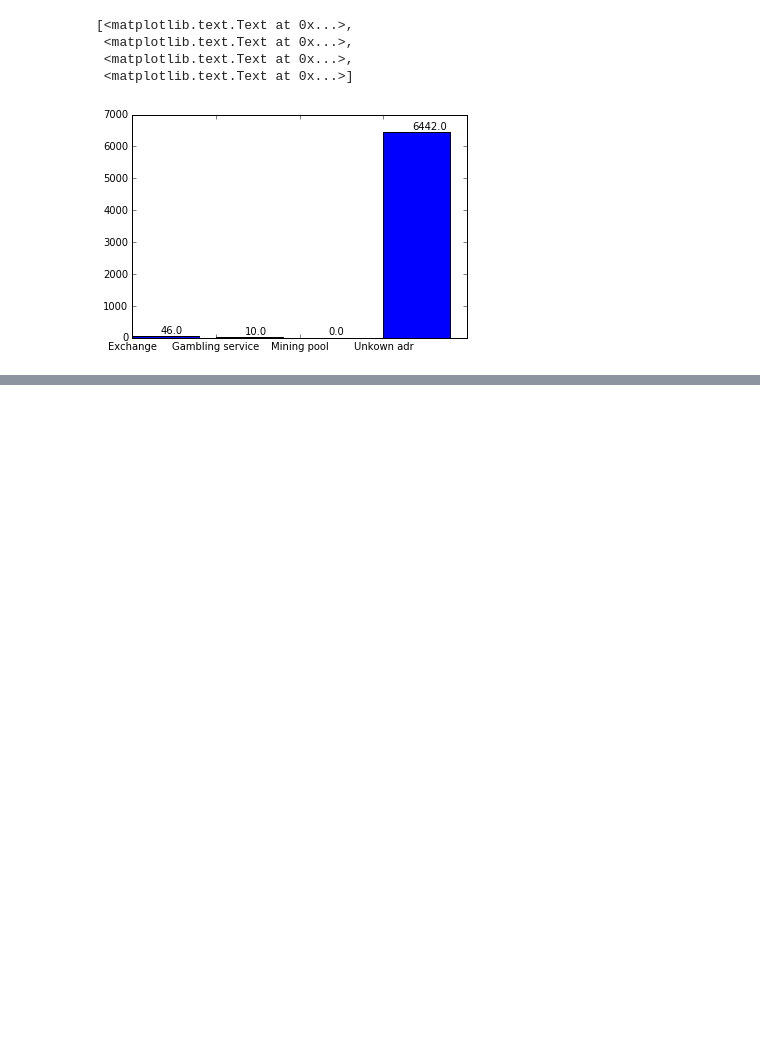
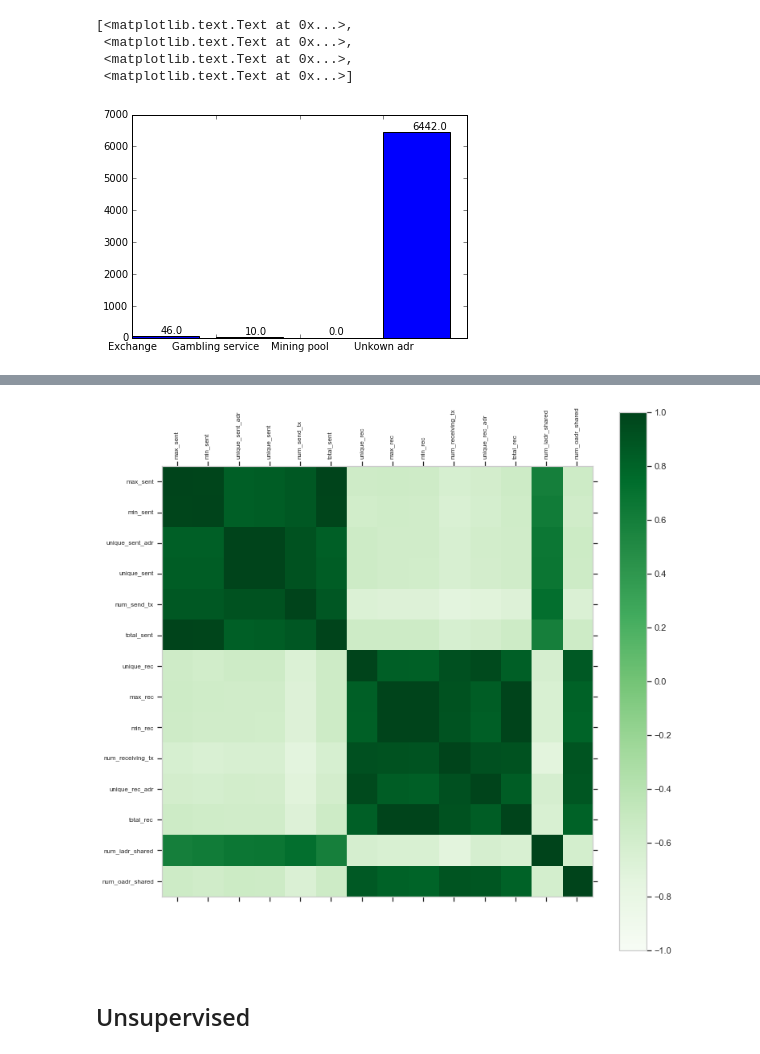
Before and after one commit to ZacharyChenpk/masters_thesis, a Jupyter notebook: notebooks/addr/addr_ml.ipynb, the cells around one changed output, grey strips where cells are left out. Drawn from its saved outputs; the diff is of its cells as text; code cells hidden in the pictures; blank space fills up the shorter version.

```diff
--- a/notebooks/addr/addr_ml.ipynb
+++ b/notebooks/addr/addr_ml.ipynb
@@ -237,3 +216,7 @@ ax.set_xticklabels(['Exchange', 'Gambling service', 'Mining pool', 'Unkown adr']
  <matplotlib.text.Text at 0x...>,
  <matplotlib.text.Text at 0x...>]
 [figure]
+# %%
+data_correlation = adr_df.corr(method='spearman')
+print("correlation: ")
+data_correlation.style.format("{:.2}").background_gradient(cmap=plt.cm.Greens, axis=1)
@@ -239,0 +257,18 @@ ax.set_xticklabels(['Exchange', 'Gambling service', 'Mining pool', 'Unkown adr']
+# %%
+indices = data_correlation.index
+fig = plt.figure(figsize = (12,12))
+ax = fig.add_subplot(111)
+cax = ax.matshow(data_correlation, vmin=-1, vmax=1, cmap=plt.cm.Greens)
+fig.colorbar(cax)
+ticks = np.arange(0,len(indices),1)
+ax.set_xticks(ticks)
+ax.set_yticks(ticks)
+plt.xticks(rotation=90)
+ax.set_xticklabels(indices, fontsize=8)
+ax.set_yticklabels(indices, fontsize=8)
+plt.grid()
+plt.savefig("correlation_matrix.pdf")
+# %% [output]
+[figure, added]
+# %% [markdown]
+## Unsupervised
```
Also changed, not shown: parts of 14 cells of this notebook, 9 other files.
